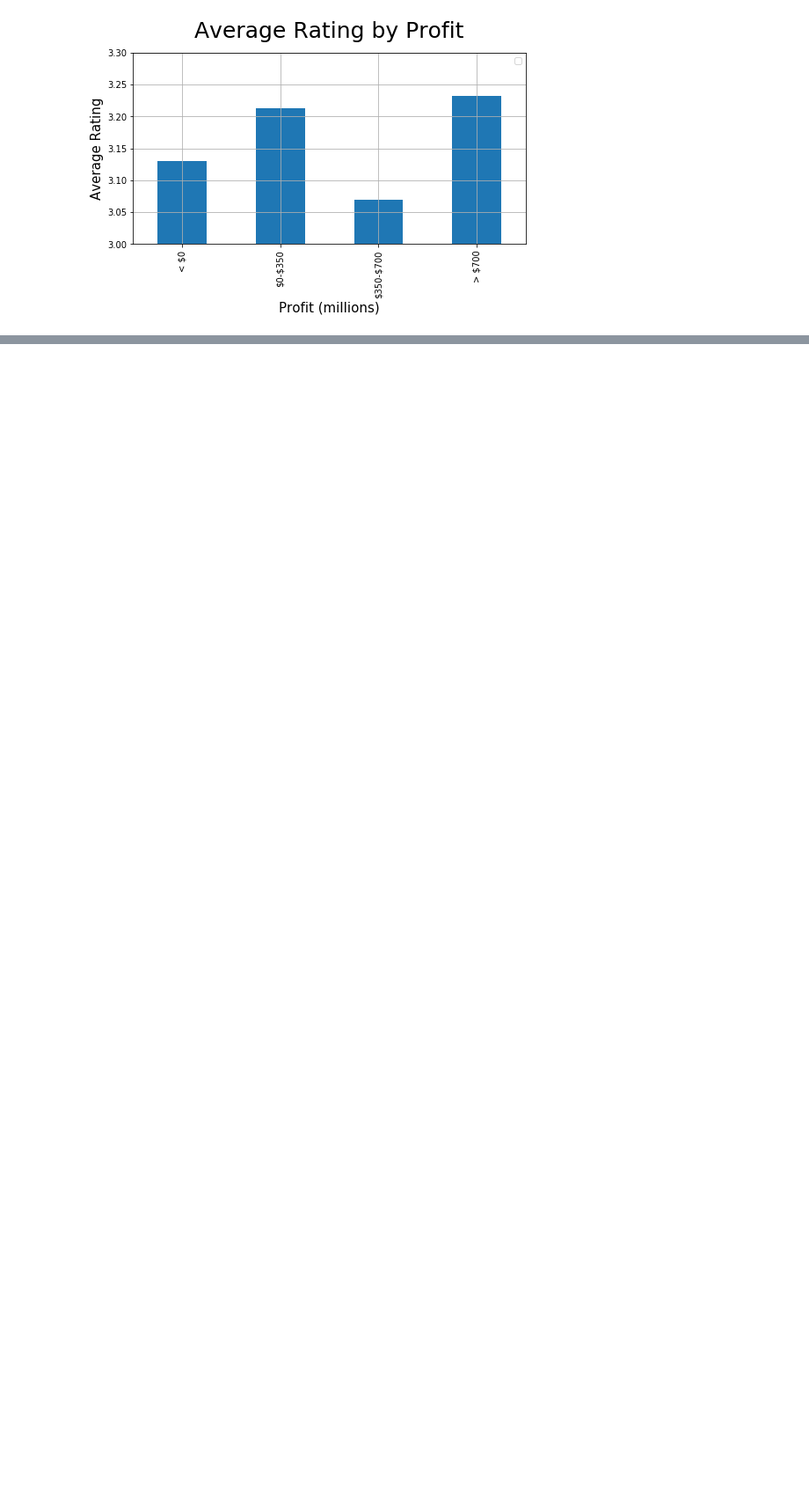
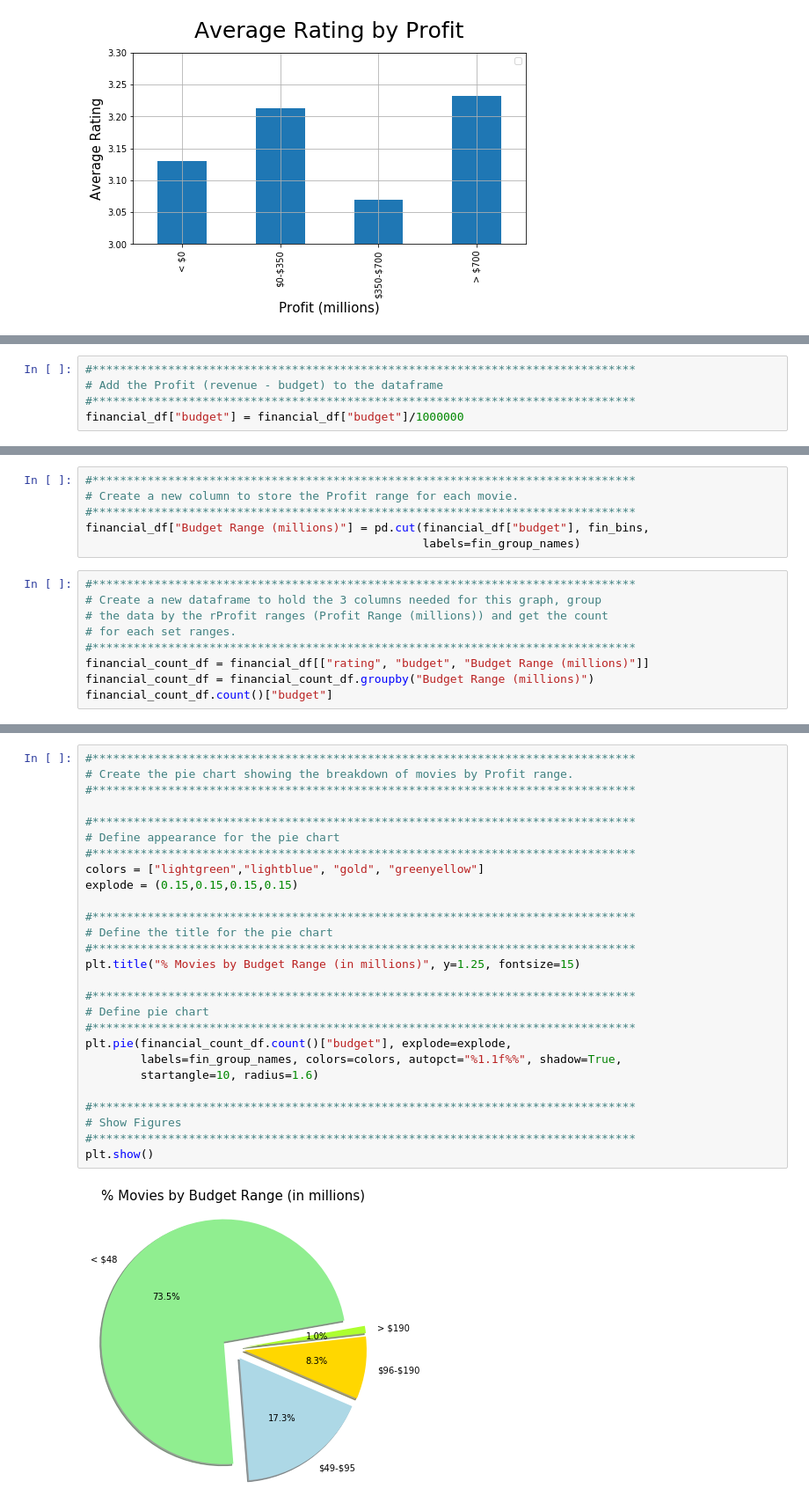
Before and after one commit to Rod-Skoglund/Data-Analytics-Project1, a Jupyter notebook: MovieAnalysis.ipynb, the cells around one changed output, grey strips where cells are left out. Shown at 88% size. Drawn from its saved outputs; the diff is of its cells as text; blank space fills up the shorter version.

Commit message:
Added Darlas Budget graphs

```diff
--- a/MovieAnalysis.ipynb
+++ b/MovieAnalysis.ipynb
@@ -418,0 +424,5 @@ plt.show()
+# %%
+#*******************************************************************************
+# Add the Profit (revenue - budget) to the dataframe
+#*******************************************************************************
+financial_df["budget"] = financial_df["budget"]/1000000
@@ -418,0 +450,15 @@ plt.show()
+# %%
+#*******************************************************************************
+# Create a new column to store the Profit range for each movie.
+#*******************************************************************************
+financial_df["Budget Range (millions)"] = pd.cut(financial_df["budget"], fin_bins,
+                                                 labels=fin_group_names)
+# %%
+#*******************************************************************************
+# Create a new dataframe to hold the 3 columns needed for this graph, group
+# the data by the rProfit ranges (Profit Range (millions)) and get the count
+# for each set ranges.
+#*******************************************************************************
+financial_count_df = financial_df[["rating", "budget", "Budget Range (millions)"]]
+financial_count_df = financial_count_df.groupby("Budget Range (millions)")
+financial_count_df.count()["budget"]
@@ -418,0 +472,29 @@ plt.show()
+# %%
+#*******************************************************************************
+# Create the pie chart showing the breakdown of movies by Profit range.
+#*******************************************************************************
+
+#*******************************************************************************
+# Define appearance for the pie chart
+#*******************************************************************************
+colors = ["lightgreen","lightblue", "gold", "greenyellow"]
+explode = (0.15,0.15,0.15,0.15)
+
+#*******************************************************************************
+# Define the title for the pie chart
+#*******************************************************************************
+plt.title("% Movies by Budget Range (in millions)", y=1.25, fontsize=15)
+
+#*******************************************************************************
+# Define pie chart
+#*******************************************************************************
+plt.pie(financial_count_df.count()["budget"], explode=explode,
+        labels=fin_group_names, colors=colors, autopct="%1.1f%%", shadow=True,
+        startangle=10, radius=1.6)
+
+#*******************************************************************************
+# Show Figures
+#*******************************************************************************
+plt.show()
+# %% [output]
+[figure, added]
```
Also changed, not shown: parts of 7 cells of this notebook.
